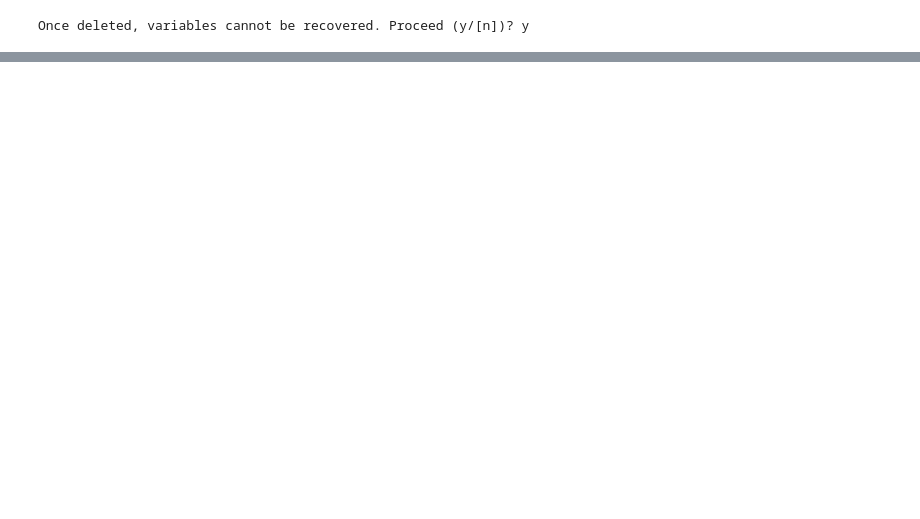
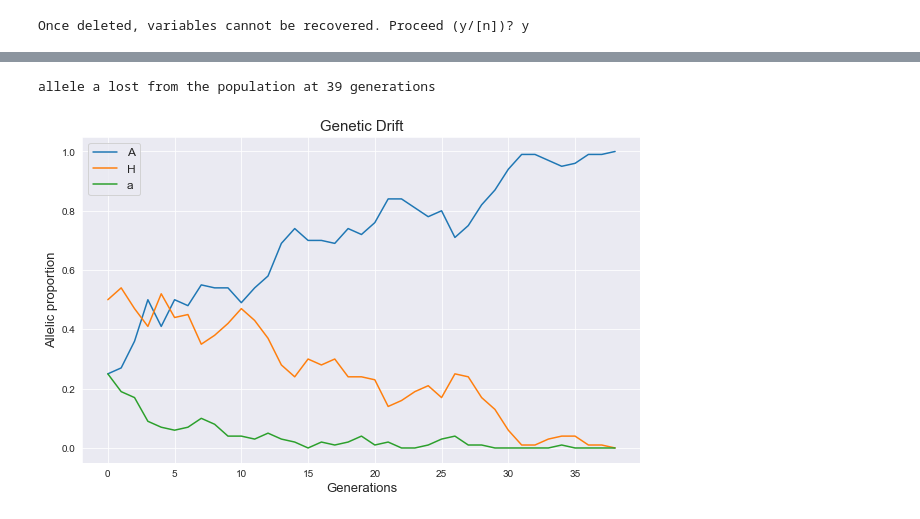
Before and after one commit to vetronz/bioinformatics, a Jupyter notebook: Assessments/popGenetics/popGenetics.ipynb, the cells around one changed output, grey strips where cells are left out. Cells and saved outputs as stored; diff of their text form; code cells hidden in the pictures; blank space fills up the shorter version.

```diff
--- a/Assessments/popGenetics/popGenetics.ipynb
+++ b/Assessments/popGenetics/popGenetics.ipynb
@@ -169,6 +9,0 @@ len(homo_A_prop)
-# %%
-fitness = randrange(5)
-if fitness < 4:
-    print('pass')
-else:
-    print(fitness)
@@ -232,0 +68,66 @@ print(test.count('fail'))
+# %%
+# task_two_pop function creates a population of homozygous Dominant, heterozygous and homozygous recessive individuals. Size of population passed in as a parameter.
+def task_two_pop(size):
+    pop = []
+    A_homo = ['A','A']
+    hetero_1 = ['A','a']
+    hetero_2 = ['a','A']
+    a_homo = ['a','a']
+    for i in range(int(size/4)):
+        pop.append(A_homo)
+        pop.append(a_homo)
+        pop.append(hetero_1)
+        pop.append(hetero_2)
+    return pop
+# by default initial population is set at 100 as per assignment instructions
+pop = task_two_pop(100)
+
+# task_two_function takes the initial population and generates new generations by randomly sampling two individuals from the population and randomly selecting one allele from each individual.
+def task_two_function(pop, generations):
+    homo_A_prop = [pop.count(['A', 'A'])/len(pop)] # calculates initial allelic proportions
+    hetero_prop = [(pop.count(['a', 'A']) + pop.count(['A', 'a'])) /len(pop)]
+    homo_a_prop = [pop.count(['a', 'a'])/len(pop)]
+    pop_size = len(pop)
+    generation = 1
+
+    while generation <= generations: # iterates over each generation upto that which we define when calling the funciton
+        pop_next = []
+        while len(pop_next) < pop_size: # ensures each successive population has the same number of individuals as the initial population
+            parent_1_allele = pop[randrange(len(pop))][randrange(2)] # draw parent at random
+            parent_2_allele = pop[randrange(len(pop))][randrange(2)]
+            child = [parent_1_allele] + [parent_2_allele] # draw allele from each parent at random
+
+            if child[0] == 'a' and child[1] == 'a': # select homozygous recessive children
+                fitness = randrange(100)
+                if fitness < 80: # 20% of aa children are selected ouf and are not added to the next generation
+                    pop_next.append(child)
+            else:
+                pop_next.append(child)
+        pop = pop_next # updates population for each generation
+        homo_A_prop.append(pop.count(['A', 'A'])/len(pop)) # computes the allelic proportions for each generation
+        hetero_prop.append((pop.count(['A', 'a']) + pop.count(['a', 'A']))/len(pop))
+        homo_a_prop.append(pop.count(['a', 'a'])/len(pop))
+
+        generation += 1
+        if (hetero_prop[-1]) <= 0: # terminates the simulation once alleles moved to fixation
+            return homo_A_prop, hetero_prop, homo_a_prop, generation
+
+generations = 500 # 500 generations passed to funciton as specified in the assignment
+homo_A_prop, hetero_prop, homo_a_prop, generation = task_two_function(pop, generations)
+print('allele a lost from the population at ' + str(generation) + ' generations')
+
+# plots the genetic drift of each allele through the generations
+fig = plt.figure(figsize=(10,6))
+ax = plt.axes()
+x = np.arange(0,len(range(generation)),1)
+line_1 = ax.plot(x, homo_A_prop)
+line_2 = ax.plot(x, hetero_prop)
+line_3 = ax.plot(x, homo_a_prop)
+plt.legend('AHa',fontsize=12)
+plt.xlabel('Generations', fontsize=13)
+plt.ylabel('Allelic proportion', fontsize=13)
+plt.title('Genetic Drift', fontsize=15)
+plt.show()
+# %% [output]
+allele a lost from the population at 39 generations
+[figure, added]
```
Also changed, not shown: parts of 22 cells of this notebook.
